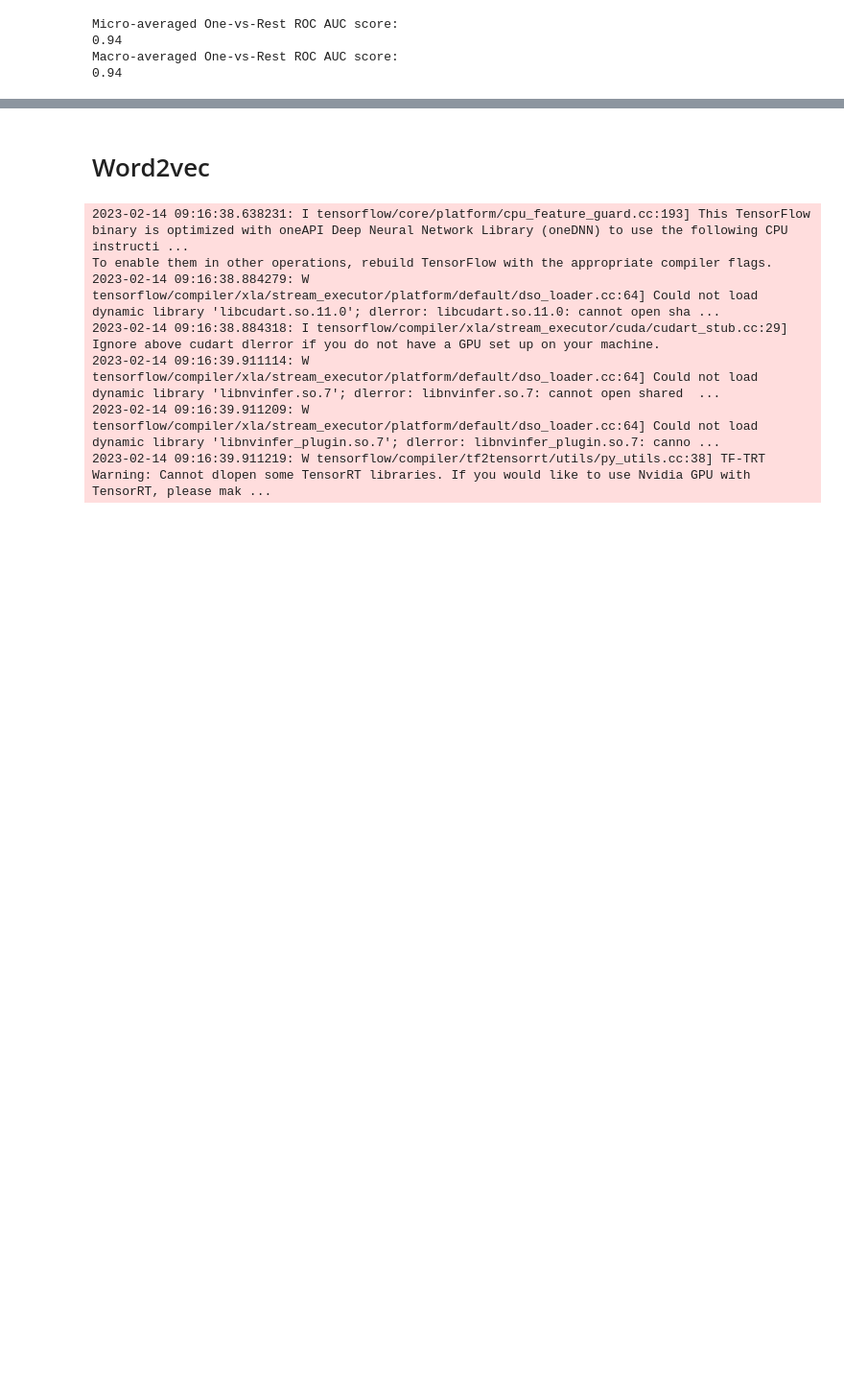
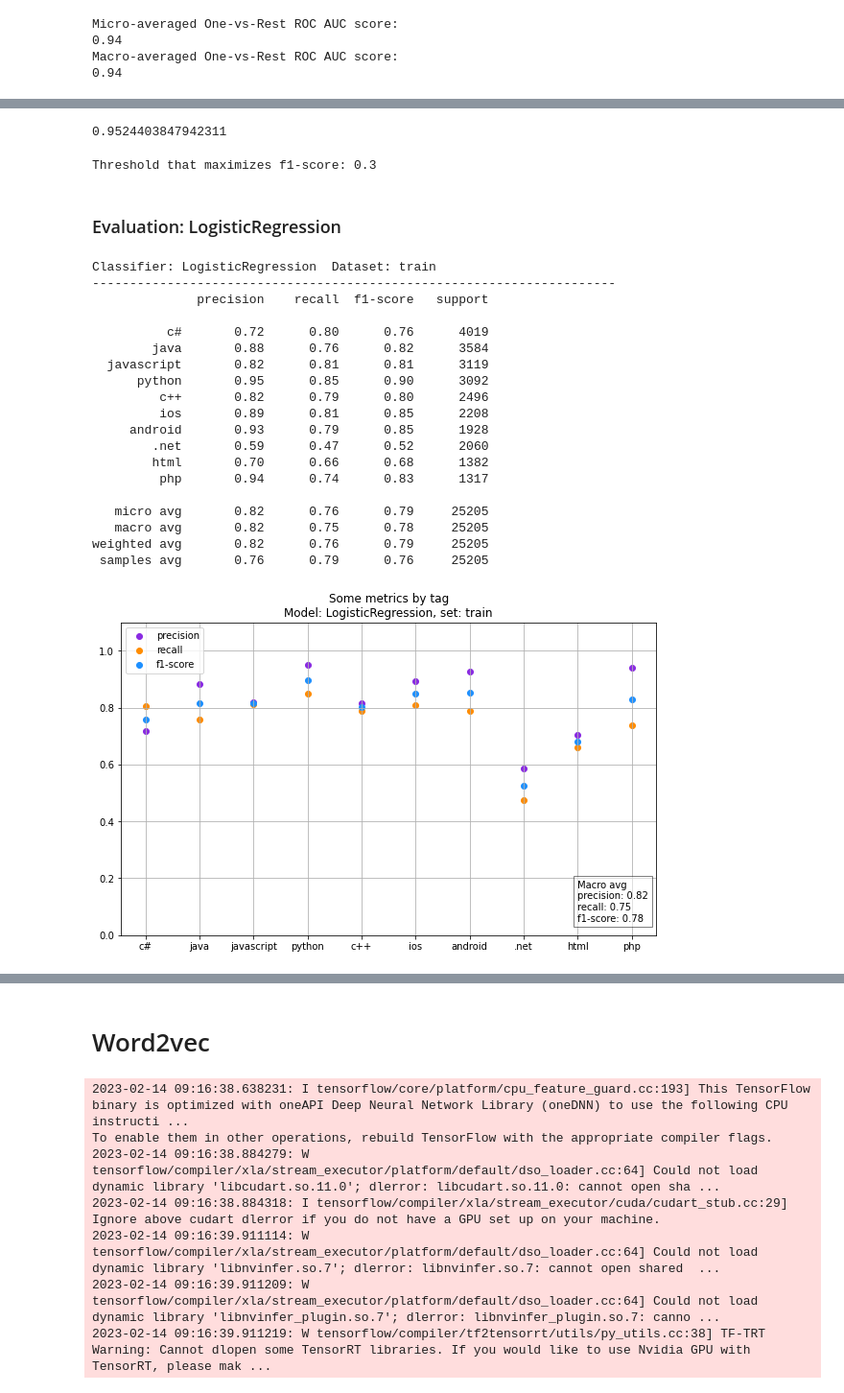
Before and after one commit to ana-bernal/tag-projet_overflow, a Jupyter notebook: tests.ipynb, the cells around one changed output, grey strips where cells are left out. Shown at 96% size. Cells and saved outputs as stored; diff of their text form; code cells hidden in the pictures; blank space fills up the shorter version.

```diff
--- a/tests.ipynb
+++ b/tests.ipynb
@@ -695,0 +549,8 @@ cl.score(X_test,y_test)
+# %%
+random_search.best_score_
+# %% [output]
+0.9524403847942311
+# %%
+cl = random_search.best_estimator_
+y_pred_train_proba = cl.predict_proba(X_train)
+y_pred_test_proba = cl.predict_proba(X_test)
@@ -695,0 +559,46 @@ cl.score(X_test,y_test)
+# %%
+# Choosing classification threshold for maximizing
+# macro average f1-score
+f1_thr = {}
+for t in np.linspace(0.2,0.8,7): # testing thresholds 0.2, 0.3, up to 0.8
+    classif_rep = classification_report(
+        y_train,
+        (y_pred_train_proba > t).astype(int),
+        target_names=tag_list,
+        output_dict=True)
+    f1_thr[t] =  classif_rep['macro avg']['f1-score']
+
+# choose threshold for maximal f1-score
+thresh = round(max(f1_thr, key=f1_thr.get),1)
+print(f'Threshold that maximizes f1-score: {thresh}')
+
+# predictions based on threshold
+y_pred_train = (y_pred_train_proba > thresh).astype(int)
+y_pred_test = (y_pred_test_proba > thresh).astype(int)
+# %% [output]
+Threshold that maximizes f1-score: 0.3
+# %% [markdown]
+### Evaluation: LogisticRegression
+# %%
+diplay_and_plot_report(y_train, y_pred_train, 'LogisticRegression', 'train')
+# %% [output]
+Classifier: LogisticRegression  Dataset: train
+----------------------------------------------------------------------
+              precision    recall  f1-score   support
+
+          c#       0.72      0.80      0.76      4019
+        java       0.88      0.76      0.82      3584
+  javascript       0.82      0.81      0.81      3119
+      python       0.95      0.85      0.90      3092
+         c++       0.82      0.79      0.80      2496
+         ios       0.89      0.81      0.85      2208
+     android       0.93      0.79      0.85      1928
+        .net       0.59      0.47      0.52      2060
+        html       0.70      0.66      0.68      1382
+         php       0.94      0.74      0.83      1317
+
+   micro avg       0.82      0.76      0.79     25205
+   macro avg       0.82      0.75      0.78     25205
+weighted avg       0.82      0.76      0.79     25205
+ samples avg       0.76      0.79      0.76     25205
+[figure, added]
```
Also changed, not shown: parts of 83 cells of this notebook.
